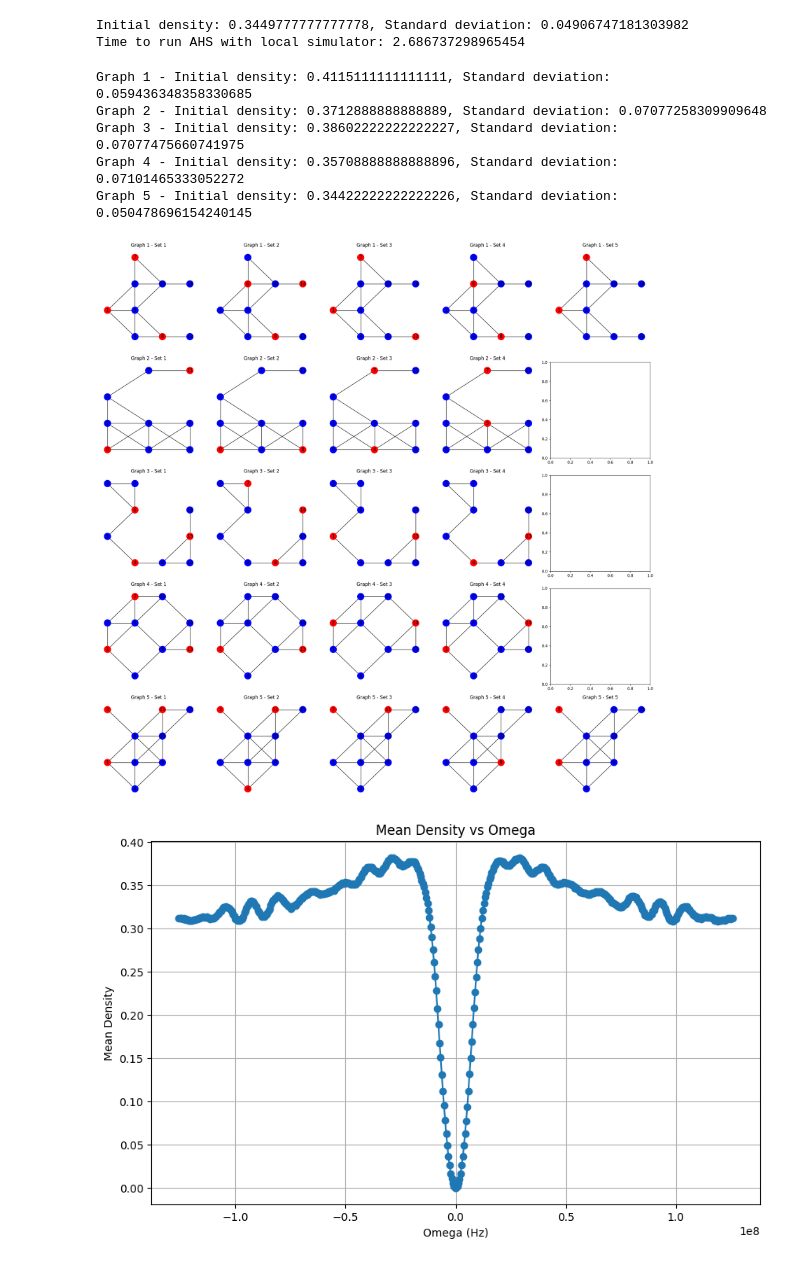
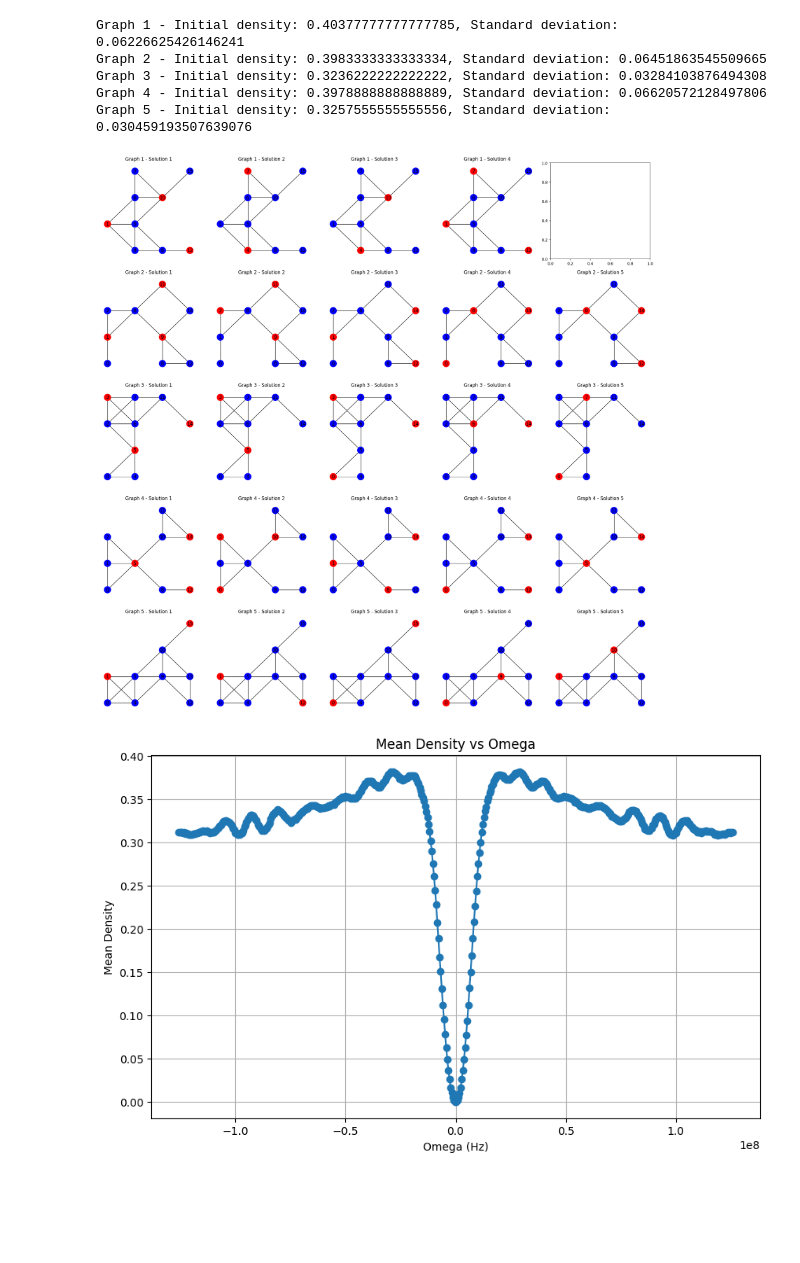
Before and after one commit to porkbellie/quantum-benchmark, a Jupyter notebook: MIS3.ipynb, the cells around one changed output. Cells and saved outputs as stored; diff of their text form; code cells hidden in the pictures; blank space fills up the shorter version.

```diff
--- a/MIS3.ipynb
+++ b/MIS3.ipynb
@@ -121,21 +122,15 @@ def loss_piecewise_linear(atoms: AtomArrangement, T_flat: float, T_max: float, T
 # parameters
 T_flat = 0.1*1e-6
 T_max = 0.6*1e-6
+T_rise = 0.05 * 1e-6
+Omega_max = 4 * 2 * np.pi * 1e6
+Delta_max = 11 * 2 * np.pi * 1e6
 
 Omega_values = np.linspace(-20 * 2 * np.pi * 1e6, 20 * 2 * np.pi * 1e6, 500)
 Delta_values = np.linspace(-20 * 2 * np.pi * 1e6, 20 * 2 * np.pi * 1e6, 500)
 T_rise_values = np.linspace(0, 0.5e-6, 500)
 
-seed_number = 92
-
-start = time.time()
-initial_rydberg_density, initial_density_std, initial_registers = loss_piecewise_linear(atoms, T_flat, T_max, T_rise, Omega_max, Delta_max)
-print(f"Initial density: {initial_rydberg_density}, Standard deviation: {initial_density_std}")
-stop = time.time()
-print(f"Time to run AHS with local simulator: {stop-start}")
+seed_number = 91
-# %% [output]
-Initial density: 0.3449777777777778, Standard deviation: 0.04906747181303982
-Time to run AHS with local simulator: 2.686737298965454
 # %%
 np.random.seed(seed_number)
 
@@ -143,7 +138,7 @@ graphs = []
 for graph_idx in range(num_graphs):
     seed = np.random.randint(0, 100000)
     np.random.seed(seed)
-    atoms, graph = generate_unit_disk(atoms_l, atoms_w, seed=seed)
+    atoms, graph = generate_unit_disk(atoms_l, atoms_w)
     graphs.append((atoms, graph))
 
 fig, axs = plt.subplots(num_graphs, 5, figsize=(20, 4 * num_graphs))
@@ -154,40 +149,40 @@ for i, (atoms, graph) in enumerate(graphs):
     )
     print(f"Graph {i + 1} - Initial density: {initial_rydberg_density}, Standard deviation: {initial_density_std}")
 
     states = ['e', 'r', 'g']
     state_labels = []
     for shot in initial_registers.measurements:
         pre = shot.pre_sequence
         post = shot.post_sequence
         state_idx = np.array(pre) * (1 + np.array(post))
         state_labels.append("".join([states[s_idx] for s_idx in state_idx]))
 
     occurrence_count = Counter(state_labels)
     most_frequent_regs = occurrence_count.most_common(20)
 
     valid_solutions = []
     for state, count in most_frequent_regs:
         if len(valid_solutions) >= 5:
             break
         if is_independent_set(graph, state):
             valid_solutions.append((state, count))
 
     for j, (state, count) in enumerate(valid_solutions):
         ax = axs[i, j]
         vert_colors = ['red' if (state[k] == 'r') else 'blue' for k in range(len(state))]
         pos = {ii: (ii // atoms_w, ii % atoms_w) for ii in graph.nodes()}
         nx.draw(graph, pos=pos, ax=ax, with_labels=True, node_color=vert_colors)
-        ax.set_title(f"Graph {i + 1} - Set {j + 1}")
+        ax.set_title(f"Graph {i + 1} - Solution {j + 1}")
 
 plt.tight_layout()
 plt.show()
 # %% [output]
-Graph 1 - Initial density: 0.4115111111111111, Standard deviation: 0.059436348358330685
-Graph 2 - Initial density: 0.3712888888888889, Standard deviation: 0.07077258309909648
-Graph 3 - Initial density: 0.38602222222222227, Standard deviation: 0.07077475660741975
-Graph 4 - Initial density: 0.35708888888888896, Standard deviation: 0.07101465333052272
-Graph 5 - Initial density: 0.34422222222222226, Standard deviation: 0.050478696154240145
+Graph 1 - Initial density: 0.40377777777777785, Standard deviation: 0.06226625426146241
+Graph 2 - Initial density: 0.3983333333333334, Standard deviation: 0.06451863545509665
+Graph 3 - Initial density: 0.3236222222222222, Standard deviation: 0.03284103876494308
+Graph 4 - Initial density: 0.3978888888888889, Standard deviation: 0.06620572128497806
+Graph 5 - Initial density: 0.3257555555555556, Standard deviation: 0.030459193507639076
-[figure, old version]
+[figure, new version]
 # %%
 def evaluate_mean(parameter_values, parameter_name):
     mean_results = []
```
Also changed, not shown: parts of 2 cells of this notebook.
